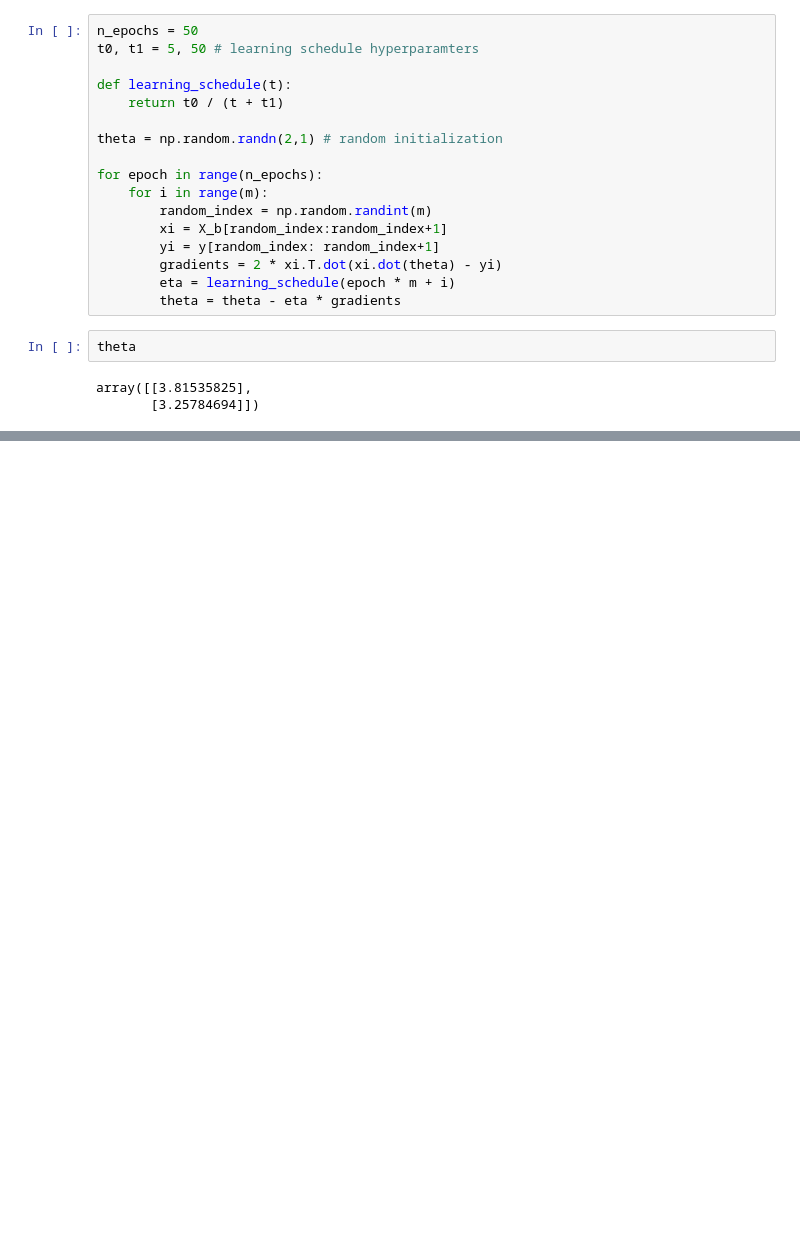
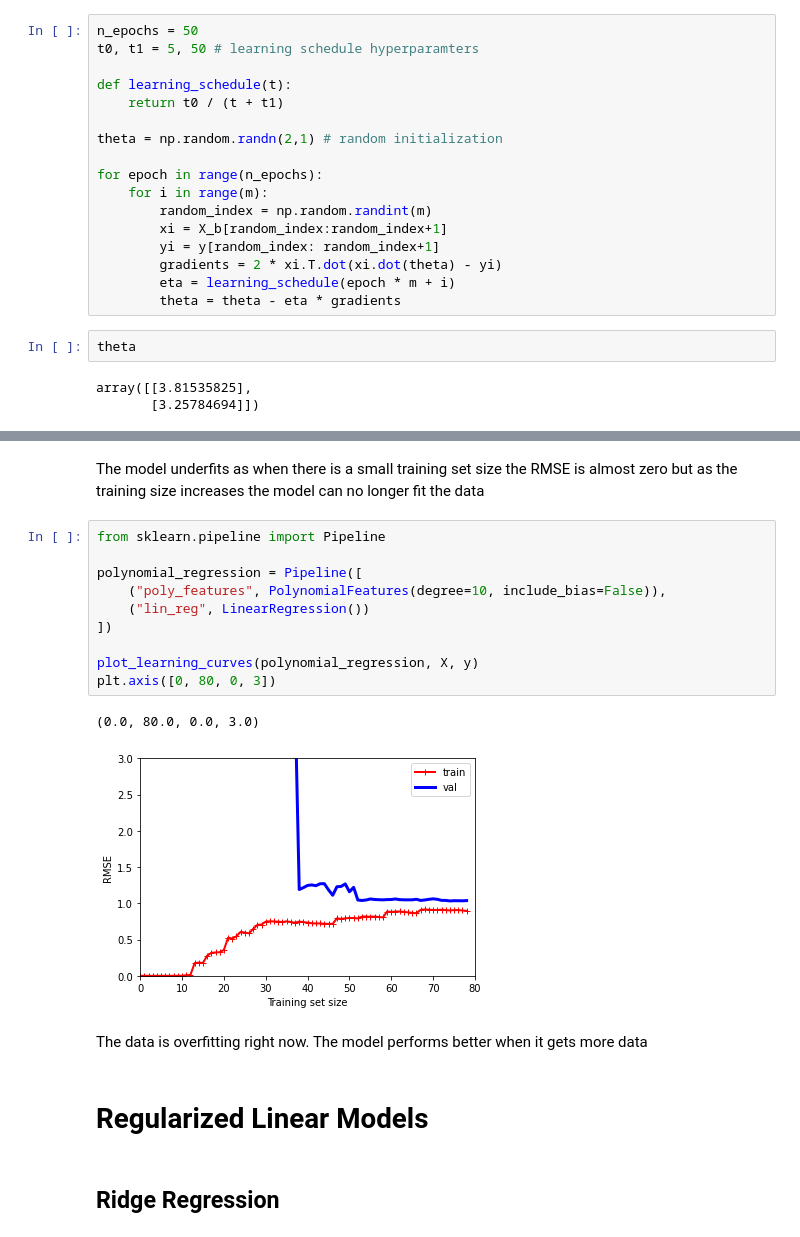
Before and after one commit to sherwinvarkiani/MachineLearning, a Jupyter notebook: Training Models.ipynb, the cells around one changed output, grey strips where cells are left out. Cells and saved outputs as stored; diff of their text form; blank space fills up the shorter version.

```diff
--- a/Training Models.ipynb
+++ b/Training Models.ipynb
@@ -153,0 +230,21 @@ array([[3.81535825],
+# %% [markdown]
+The model underfits as when there is a small training set size the RMSE is almost zero but as the training size increases the model can no longer fit the data
+# %%
+from sklearn.pipeline import Pipeline
+
+polynomial_regression = Pipeline([
+    ("poly_features", PolynomialFeatures(degree=10, include_bias=False)),
+    ("lin_reg", LinearRegression())
+])
+
+plot_learning_curves(polynomial_regression, X, y)
+plt.axis([0, 80, 0, 3])
+# %% [output]
+(0.0, 80.0, 0.0, 3.0)
+[figure, added]
+# %% [markdown]
+The data is overfitting right now. The model performs better when it gets more data
+# %% [markdown]
+# Regularized Linear Models
+# %% [markdown]
+## Ridge Regression
```
Also changed, not shown: parts of 36 cells of this notebook.
